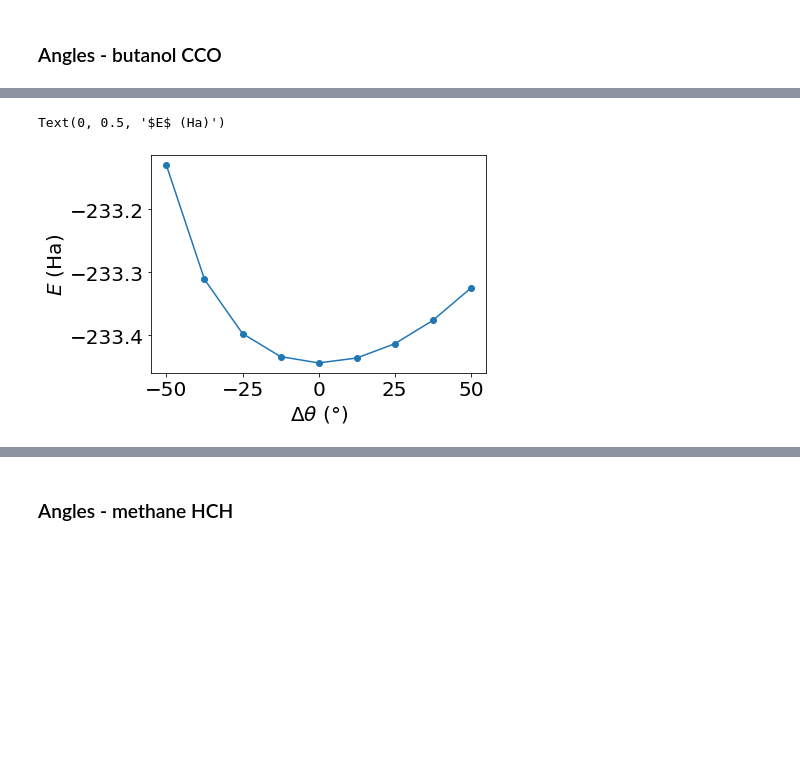
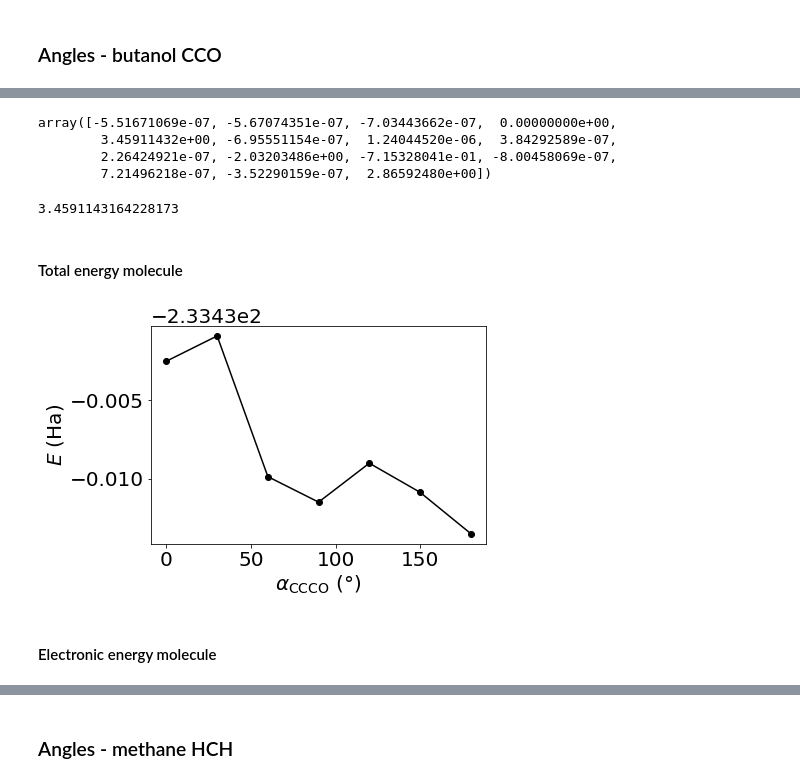
Before and after one commit to ferchault/APDFT, a Jupyter notebook: prototyping/atomic_energies/analysis/geometry/analyse_energies.ipynb, the cells around one changed output, grey strips where cells are left out. Saved outputs shown, nothing was run; the diff lists cells and outputs as text; code cells hidden in the pictures; blank space fills up the shorter version.

```diff
--- a/prototyping/atomic_energies/analysis/geometry/analyse_energies.ipynb
+++ b/prototyping/atomic_energies/analysis/geometry/analyse_energies.ipynb
@@ -50,0 +576,16 @@ e_tot = np.array(e_tot)
+# %%
+plt.rcParams['figure.figsize'] = [14,4]
+fig, ax = plt.subplots(1,2)
+ax[0].plot(angle, e_scaled[:,0], '-o',label='C0')
+ax[0].plot(angle, e_scaled[:,1], '-o',label='C1')
+ax[0].plot(angle, e_scaled[:,2], '-o',label='C2')
+ax[0].plot(angle, e_scaled[:,3], '-o',label='C3')
+#ax[0].legend(bbox_to_anchor=(1.05,1))
+ax[0].set_xlabel(r'$\Delta d_{\rm{eq}}$ ($\AA$)')
+
+ax[0].set_ylabel(r'$E_{\rm{scaled}}$')
+
+ax[1].plot(angle, e_scaled[:,4], '-o', label='O', color='grey')
+ax[1].set_xlabel(r'$\Delta d_{\rm{eq}}$ ($\AA$)')
+#ax[1].set_ylabel(r'$E_{\rm{scaled}}$')
+#ax[1].legend()
@@ -51,12 +657,32 @@ e_tot = np.array(e_tot)
 # %%
+paths_glob = glob.glob('/home/misa/projects/atomic-energies/data/ueg_reference/amons/geometry/dihedrals/butanol/dihe*/results.dict')
+angle = []
+for p in paths_glob:
+    angle.append(float(p.split('/')[-2].split('_')[-1]))
+paths = []
+for p,a in zip(paths_glob,angle):
+    paths.append((a,p))
+paths.sort()
+angle.sort()
+data = []
+for p in paths:
+    data.append(uqm.load_obj(p[1]))
+
 geometries = dict()
 for d in data:
     nuc_charges = d['nuclei'][:,0]
     pos = d['nuclei'][:,1:]*Bohr
     pos = eqd.shift2center(pos, [0,0,0])
     molecule = Atoms(numbers=nuc_charges, positions=pos)
-    ang = np.round(molecule.get_angle(1,2,4))
+    ang = np.round(molecule.get_dihedral(0,1,2,4), 3)
     geometries[f'ang_{ang}'] = molecule
+
+alchpots, e_el, e_npbc, e_scaled, e_tot = get_data(data)
+
+nuc_rep = []
+for et, el in zip(e_tot, e_el):
+    nuc_rep.append((et-el).sum())
+nuc_rep = np.array(nuc_rep)
 # %%
 geometries.keys()
 # %% [output]
@@ -69,8 +693,25 @@ dict_keys(['ang_58.0', 'ang_70.0', 'ang_83.0', 'ang_95.0', 'ang_108.0', 'ang_120
+# %%
+butm1.get_all_distances()[3]-but1.get_all_distances()[3]
+# %% [output]
+array([-5.51671069e-07, -5.67074351e-07, -7.03443662e-07,  0.00000000e+00,
+        3.45911432e+00, -6.95551154e-07,  1.24044520e-06,  3.84292589e-07,
+        2.26424921e-07, -2.03203486e+00, -7.15328041e-01, -8.00458069e-07,
+        7.21496218e-07, -3.52290159e-07,  2.86592480e+00])
+# %%
+np.amax(butm1.get_all_distances()[3]-but1.get_all_distances()[3])
+# %% [output]
+3.4591143164228173
+# %% [markdown]
+#### Total energy molecule
 # %%
+plt.rcParams['figure.figsize'] = [6,4]
+
 plt.rcParams['font.size'] = 20
-plt.plot(angle, e_npbc, '-o')
-plt.xlabel(r'$\Delta\theta$ (°)')
+plt.plot(angle, e_npbc, '-o', color='black')
+plt.xlabel(r'$\alpha_{\rm{CCCO}}$ (°)')
 plt.ylabel(r'$E$ (Ha)')
+plt.savefig('/home/misa/projects/atomic-energies/figures/butanol_geometry/dihedral_total_energy_mol.svg', bbox_inches='tight')
 # %% [output]
-Text(0, 0.5, '$E$ (Ha)')
-[figure, old version]
+[figure, new version]
+# %% [markdown]
+#### Electronic energy molecule
```
Also changed, not shown: parts of 67 cells of this notebook, 5 other files.
